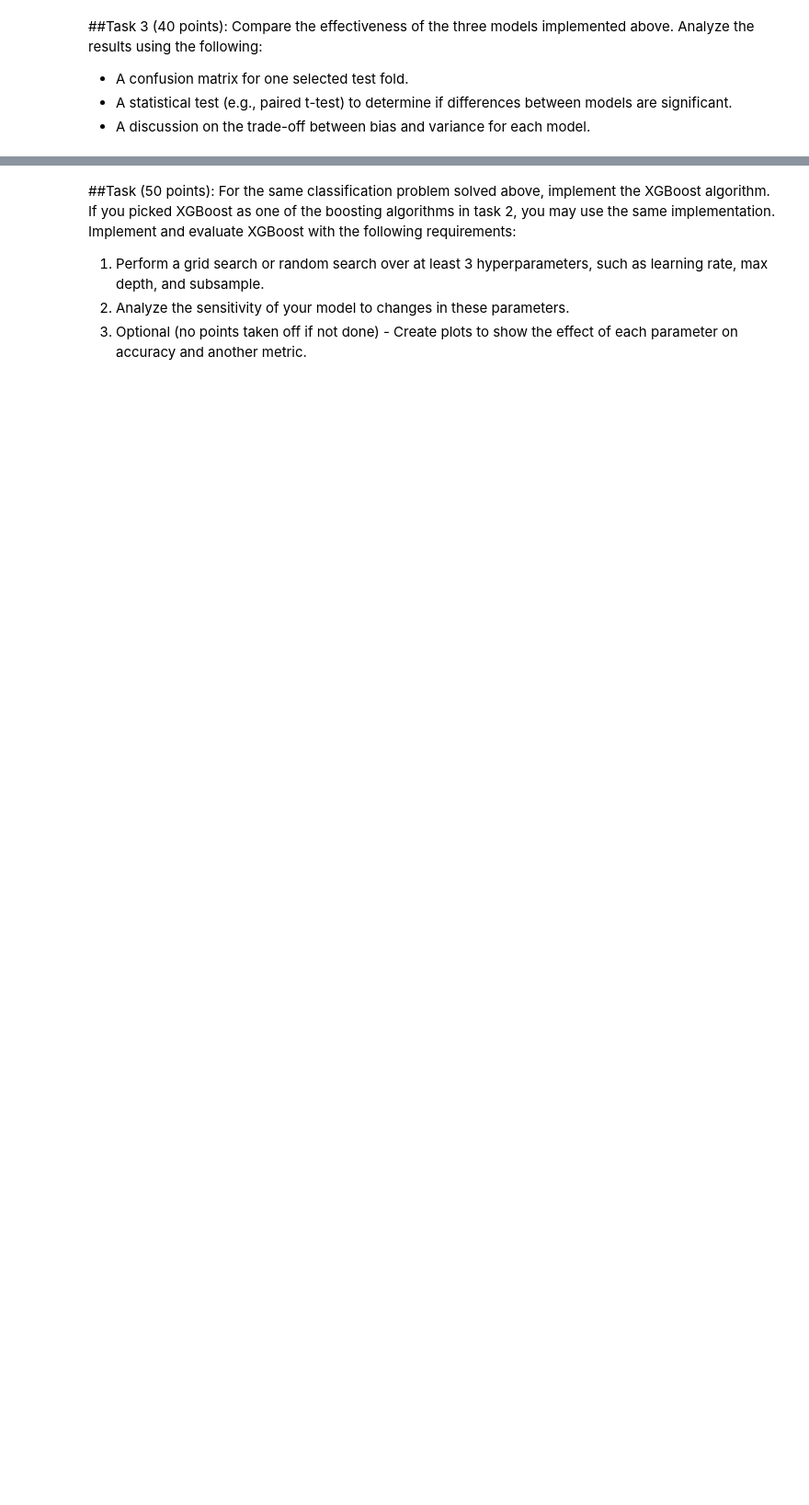
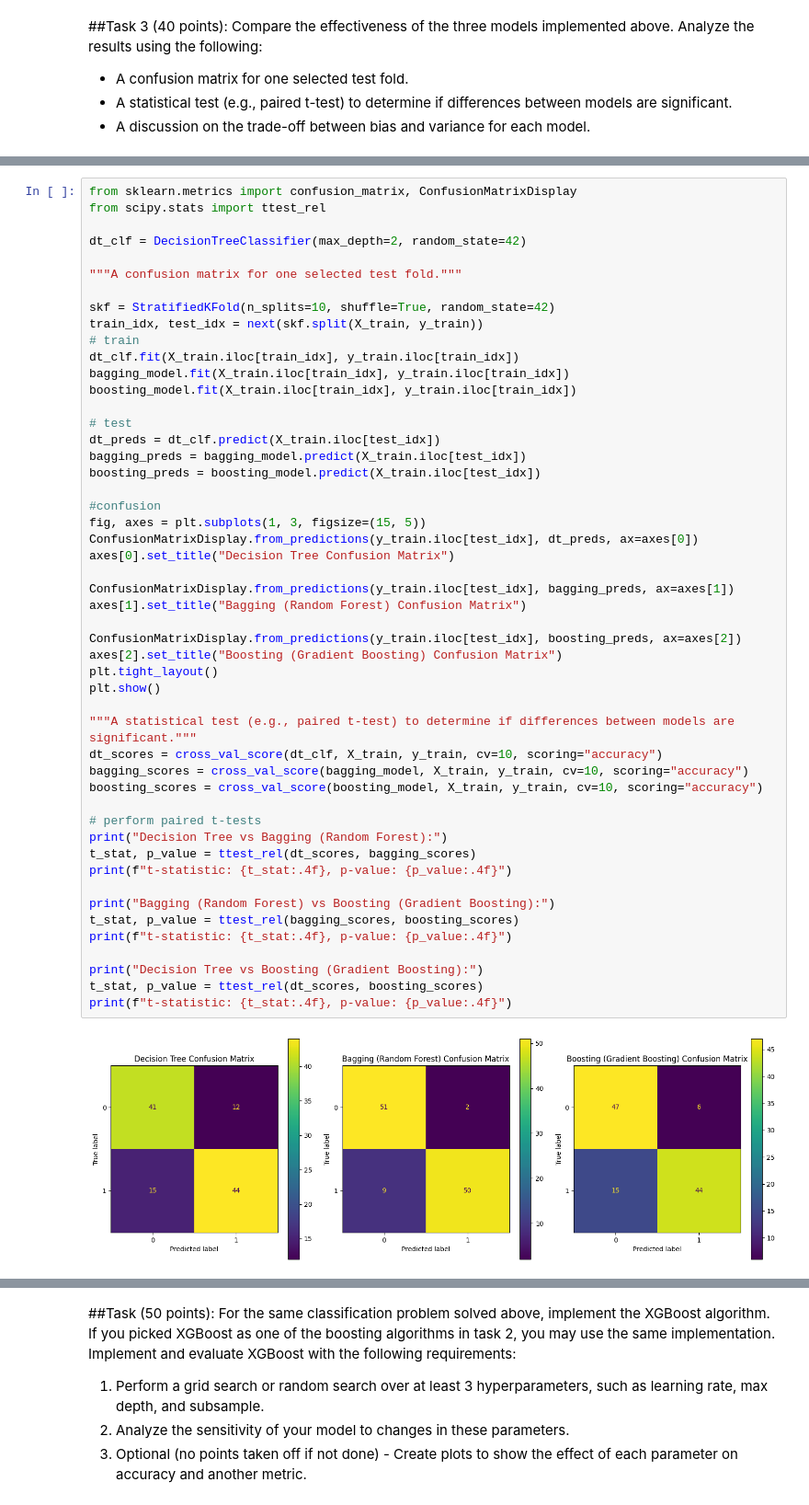
Before and after one commit to liangliang6v6/Homeworks, a Jupyter notebook: Homework2.ipynb, the cells around one changed output, grey strips where cells are left out. Shown at 92% size. Drawn from its saved outputs; the diff is of its cells as text; blank space fills up the shorter version.

```diff
--- a/Homework2.ipynb
+++ b/Homework2.ipynb
@@ -124,0 +192,52 @@ significant.
+# %%
+from sklearn.metrics import confusion_matrix, ConfusionMatrixDisplay
+from scipy.stats import ttest_rel
+
+dt_clf = DecisionTreeClassifier(max_depth=2, random_state=42)
+
+"""A confusion matrix for one selected test fold."""
+
+skf = StratifiedKFold(n_splits=10, shuffle=True, random_state=42)
+train_idx, test_idx = next(skf.split(X_train, y_train))
+# train
+dt_clf.fit(X_train.iloc[train_idx], y_train.iloc[train_idx])
+bagging_model.fit(X_train.iloc[train_idx], y_train.iloc[train_idx])
+boosting_model.fit(X_train.iloc[train_idx], y_train.iloc[train_idx])
+
+# test
+dt_preds = dt_clf.predict(X_train.iloc[test_idx])
+bagging_preds = bagging_model.predict(X_train.iloc[test_idx])
+boosting_preds = boosting_model.predict(X_train.iloc[test_idx])
+
+#confusion
+fig, axes = plt.subplots(1, 3, figsize=(15, 5))
+ConfusionMatrixDisplay.from_predictions(y_train.iloc[test_idx], dt_preds, ax=axes[0])
+axes[0].set_title("Decision Tree Confusion Matrix")
+
+ConfusionMatrixDisplay.from_predictions(y_train.iloc[test_idx], bagging_preds, ax=axes[1])
+axes[1].set_title("Bagging (Random Forest) Confusion Matrix")
+
+ConfusionMatrixDisplay.from_predictions(y_train.iloc[test_idx], boosting_preds, ax=axes[2])
+axes[2].set_title("Boosting (Gradient Boosting) Confusion Matrix")
+plt.tight_layout()
+plt.show()
+
+"""A statistical test (e.g., paired t-test) to determine if differences between models are significant."""
+dt_scores = cross_val_score(dt_clf, X_train, y_train, cv=10, scoring="accuracy")
+bagging_scores = cross_val_score(bagging_model, X_train, y_train, cv=10, scoring="accuracy")
+boosting_scores = cross_val_score(boosting_model, X_train, y_train, cv=10, scoring="accuracy")
+
+# perform paired t-tests
+print("Decision Tree vs Bagging (Random Forest):")
+t_stat, p_value = ttest_rel(dt_scores, bagging_scores)
+print(f"t-statistic: {t_stat:.4f}, p-value: {p_value:.4f}")
+
+print("Bagging (Random Forest) vs Boosting (Gradient Boosting):")
+t_stat, p_value = ttest_rel(bagging_scores, boosting_scores)
+print(f"t-statistic: {t_stat:.4f}, p-value: {p_value:.4f}")
+
+print("Decision Tree vs Boosting (Gradient Boosting):")
+t_stat, p_value = ttest_rel(dt_scores, boosting_scores)
+print(f"t-statistic: {t_stat:.4f}, p-value: {p_value:.4f}")
+# %% [output]
+[figure, added]
```
Also changed, not shown: parts of 10 cells of this notebook.
